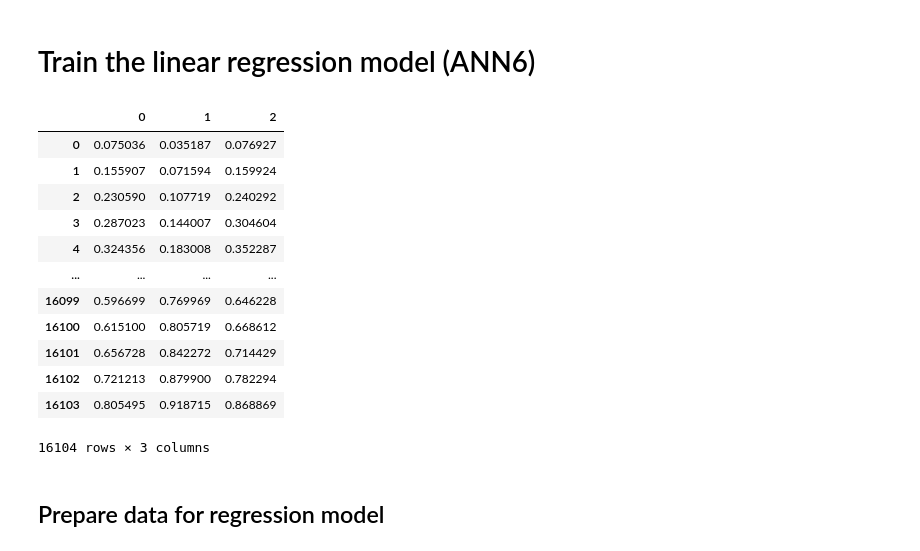
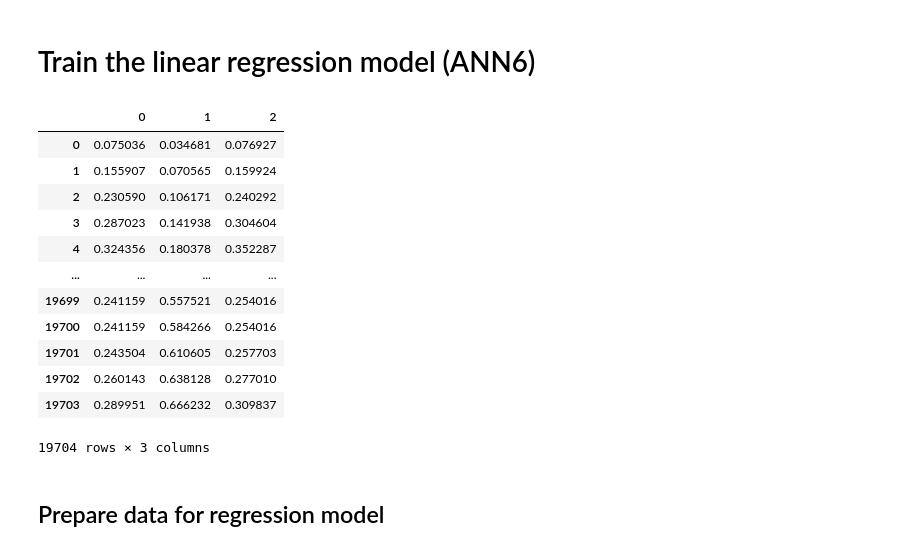
Before and after one commit to pavelzw/GEFCom14-S-comparison, a Jupyter notebook: gefcom14-s-nnqf.ipynb, the cells around one changed output. Drawn from its saved outputs; the diff is of its cells as text; code cells hidden in the pictures.

```diff
--- a/gefcom14-s-nnqf.ipynb
+++ b/gefcom14-s-nnqf.ipynb
@@ -68,13 +79,24 @@ for i in range(1, 4):
     predictor_data[f'SURFACE THERMAL RADIATION {i}'] /= predictor_data[f'SURFACE THERMAL RADIATION {i}'].max()
     predictor_data[f'TOP NET SOLAR RADIATION {i}'] /= predictor_data[f'TOP NET SOLAR RADIATION {i}'].max()
 # %%
-predictor1 = predictor_data[['SURFACE SOLAR RADIATION 1', 'SURFACE THERMAL RADIATION 1', 'TOP NET SOLAR RADIATION 1']]
+predictor_zones = []
+train_data_zones = []
 
-train_data1 = train_data[['ZONEID 1']]
+for zoneid in range(1, 4):
+    predictor = predictor_data[[f'SURFACE SOLAR RADIATION {zoneid}', f'SURFACE THERMAL RADIATION {zoneid}', f'TOP NET SOLAR RADIATION {zoneid}']]
+    predictor_zones.append(predictor)
+    train_data_zone = train_data[[f'ZONEID {zoneid}']]
+    train_data_zones.append(train_data_zone)
 # %%
-x_input_df = predictor1[:-gefcom14_metadata['prediction_length']]
-x_input = np.array(x_input_df)
-y_output = np.array(train_data1[:-gefcom14_metadata['prediction_length']])
+x_input_zones = []
+y_output_zones = []
+
+for predictor, train_data in zip(predictor_zones, train_data_zones):
+    x_input_df = predictor[:-gefcom14_metadata['prediction_length']]
+    x_input = np.array(x_input_df)
+    x_input_zones.append(x_input)
+    y_output = np.array(train_data[:-gefcom14_metadata['prediction_length']])
+    y_output_zones.append(y_output)
 # %% [markdown]
 # NNQF
 # %%
@@ -179,28 +189,29 @@ yq_output_df
 # %% [markdown]
 # Train the linear regression model (ANN6)
 # %%
-import pandas as pd
+for zoneid in range(1, 4):
+    # remove timecode
+    predictor = predictor_zones[zoneid-1].reset_index().drop('TIMESTAMP', axis=1).rename(columns={
+        f'SURFACE SOLAR RADIATION {zoneid}': 0,
+        f'SURFACE THERMAL RADIATION {zoneid}': 1,
+        f'TOP NET SOLAR RADIATION {zoneid}': 2})
+    predictor_zones[zoneid-1] = predictor
 
-# remove timecode
-predictor1 = predictor1.reset_index().drop('TIMESTAMP', axis=1).rename(columns={
-    'SURFACE SOLAR RADIATION 1': 0,
-    'SURFACE THERMAL RADIATION 1': 1,
-    'TOP NET SOLAR RADIATION 1': 2})
-predictor1
+predictor_zones[0]
 # %% [output]
 |  | 0 | 1 | 2 |
-| 0 | 0.075036 | 0.035187 | 0.076927 |
-| 1 | 0.155907 | 0.071594 | 0.159924 |
-| 2 | 0.230590 | 0.107719 | 0.240292 |
-| 3 | 0.287023 | 0.144007 | 0.304604 |
-| 4 | 0.324356 | 0.183008 | 0.352287 |
+| 0 | 0.075036 | 0.034681 | 0.076927 |
+| 1 | 0.155907 | 0.070565 | 0.159924 |
+| 2 | 0.230590 | 0.106171 | 0.240292 |
+| 3 | 0.287023 | 0.141938 | 0.304604 |
+| 4 | 0.324356 | 0.180378 | 0.352287 |
 | ... | ... | ... | ... |
-| 16099 | 0.596699 | 0.769969 | 0.646228 |
-| 16100 | 0.615100 | 0.805719 | 0.668612 |
-| 16101 | 0.656728 | 0.842272 | 0.714429 |
-| 16102 | 0.721213 | 0.879900 | 0.782294 |
-| 16103 | 0.805495 | 0.918715 | 0.868869 |
+| 19699 | 0.241159 | 0.557521 | 0.254016 |
+| 19700 | 0.241159 | 0.584266 | 0.254016 |
+| 19701 | 0.243504 | 0.610605 | 0.257703 |
+| 19702 | 0.260143 | 0.638128 | 0.277010 |
+| 19703 | 0.289951 | 0.666232 | 0.309837 |
-16104 rows × 3 columns
+19704 rows × 3 columns
 # %% [markdown]
 ## Prepare data for regression model
 # %%
```
Also changed, not shown: parts of 13 cells of this notebook, 1 other file.
